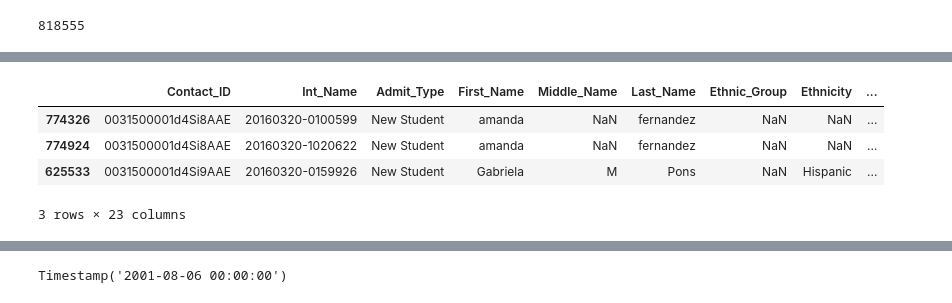
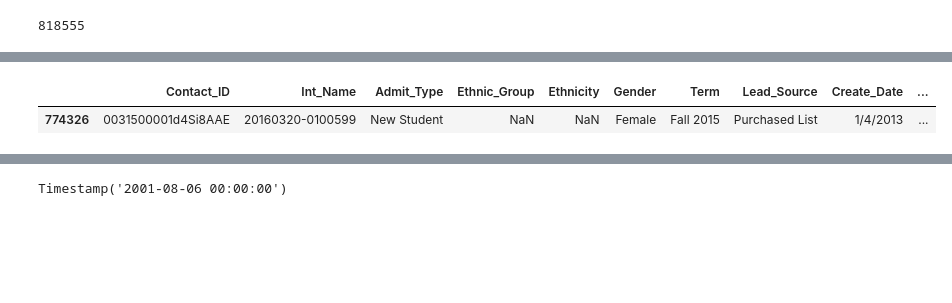
Before and after one commit to EMSA-Analytics/INQ, a Jupyter notebook: SF_MONTH_INQ_REPORT.ipynb, the cells around one changed output, grey strips where cells are left out. Cells and saved outputs as stored; diff of their text form; code cells hidden in the pictures; blank space fills up the shorter version.

```diff
--- a/SF_MONTH_INQ_REPORT.ipynb
+++ b/SF_MONTH_INQ_REPORT.ipynb
@@ -23,4 +19,4 @@ len(CON)
 # %% [output]
 818555
 # %%
-INT = INT4
+INT.info()
@@ -27,9 +41,3 @@ INT = INT4
-# %%
-#changed the name of columns
-INT.columns =['Contact_ID','Int_Name','Admit_Type','First_Name','Middle_Name','Last_Name',
-              'Ethnic_Group','Ethnicity','Gender','Term','Lead_Source','Create_Date',
-              'Mailing_Street','Mailing_City','Mailing_State','Mailing_Postal','Mailing_Country'
-             ,'Other_City','Other_State','Other_Postal','Other_Country','Market_Segment_Code','Market_Segment']
 # %%
 INT.columns
 # %% [output]
@@ -53,2 +82,16 @@ Index(['Contact_ID', 'Int_Name', 'Admit_Type', 'First_Name', 'Middle_Name',
+# %%
+INT = INT.drop(columns= ['Contact: First Name', 'Contact: Middle Name',
+       'Contact: Last Name'])
+# %%
+#changed the name of columns
+INT = INT.rename(columns ={'Contact: Contact ID (18-digit)':'Contact_ID','Interaction: Interaction Name':'Int_Name',
+       'Admit Type':'Admit_Type','Contact: Ethnic Group': 'Ethnic_Group', 'Contact: Ethnicity':'Ethnicity',
+       'Contact: Gender':'Gender', 'Term':'Term', 'Lead Source':'Lead_Source', 'Interaction: Created Date':'Create_Date',
+       'Contact: Mailing Street':'Mailing_Street', 'Contact: Mailing City':'Mailing_City',
+       'Contact: Mailing State/Province':'Mailing_State', 'Contact: Mailing Zip/Postal Code':'Mailing_Postal',
+       'Contact: Mailing Country':'Mailing_Country', 'Contact: Other City':'Other_City',
+       'Contact: Other State/Province':'Other_State', 'Contact: Other Zip/Postal Code':'Other_Postal',
+       'Contact: Other Country':'Mailing_Country', 'Contact: Market Segment Code':'Market_Segment_Code',
+       'Contact: Market Segment':'Market_Segment'},inplace =False)
 # %%
 #changed the name of columns
@@ -94,8 +174,5 @@ Text(0.5,1,'Count of Contact by Lead Source')
 # %%
-INT.head(3)
+INT.head(1)
 # %% [output]
-|  | Contact_ID | Int_Name | Admit_Type | First_Name | Middle_Name | Last_Name | Ethnic_Group | Ethnicity | ... |
-| 774326 | 0031500001d4Si8AAE | 20160320-0100599 | New Student | amanda | NaN | fernandez | NaN | NaN | ... |
-| 774924 | 0031500001d4Si8AAE | 20160320-1020622 | New Student | amanda | NaN | fernandez | NaN | NaN | ... |
-| 625533 | 0031500001d4Si9AAE | 20160320-0159926 | New Student | Gabriela | M | Pons | NaN | Hispanic | ... |
+|  | Contact_ID | Int_Name | Admit_Type | Ethnic_Group | Ethnicity | Gender | Term | Lead_Source | Create_Date | ... |
+| 774326 | 0031500001d4Si8AAE | 20160320-0100599 | New Student | NaN | NaN | Female | Fall 2015 | Purchased List | 1/4/2013 | ... |
-3 rows × 23 columns
```
Also changed, not shown: parts of 40 cells of this notebook.
